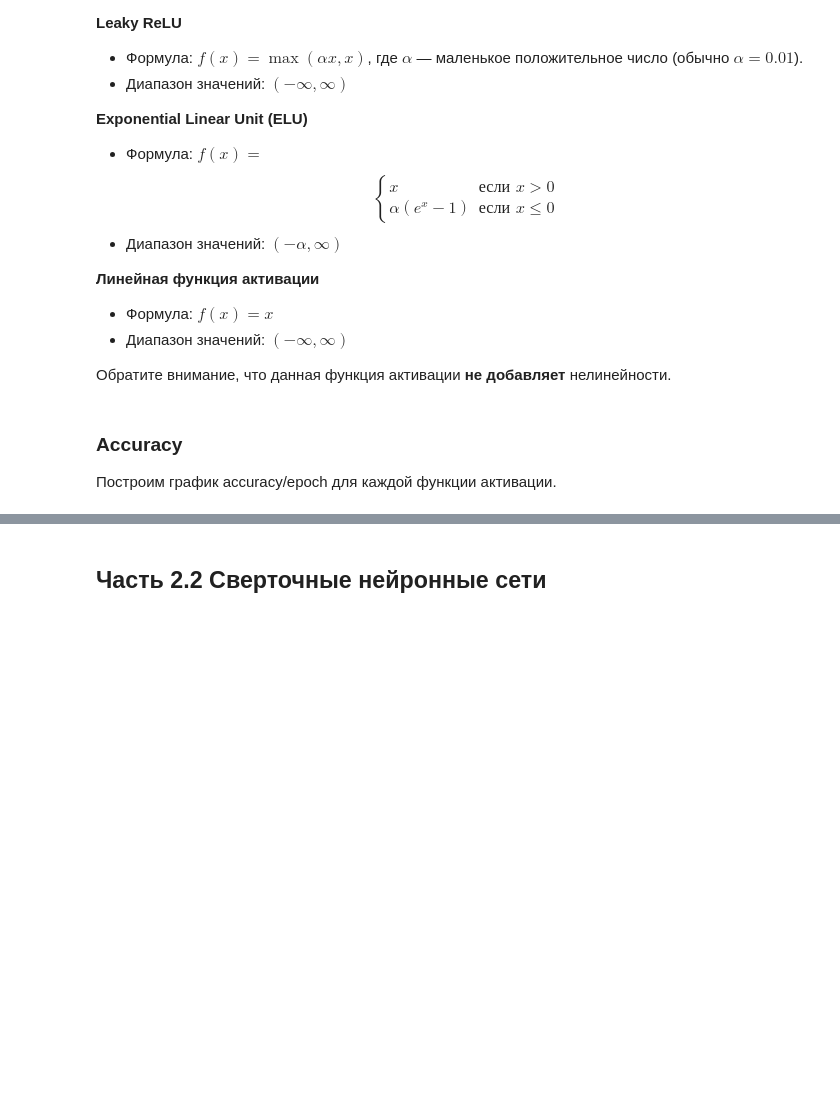
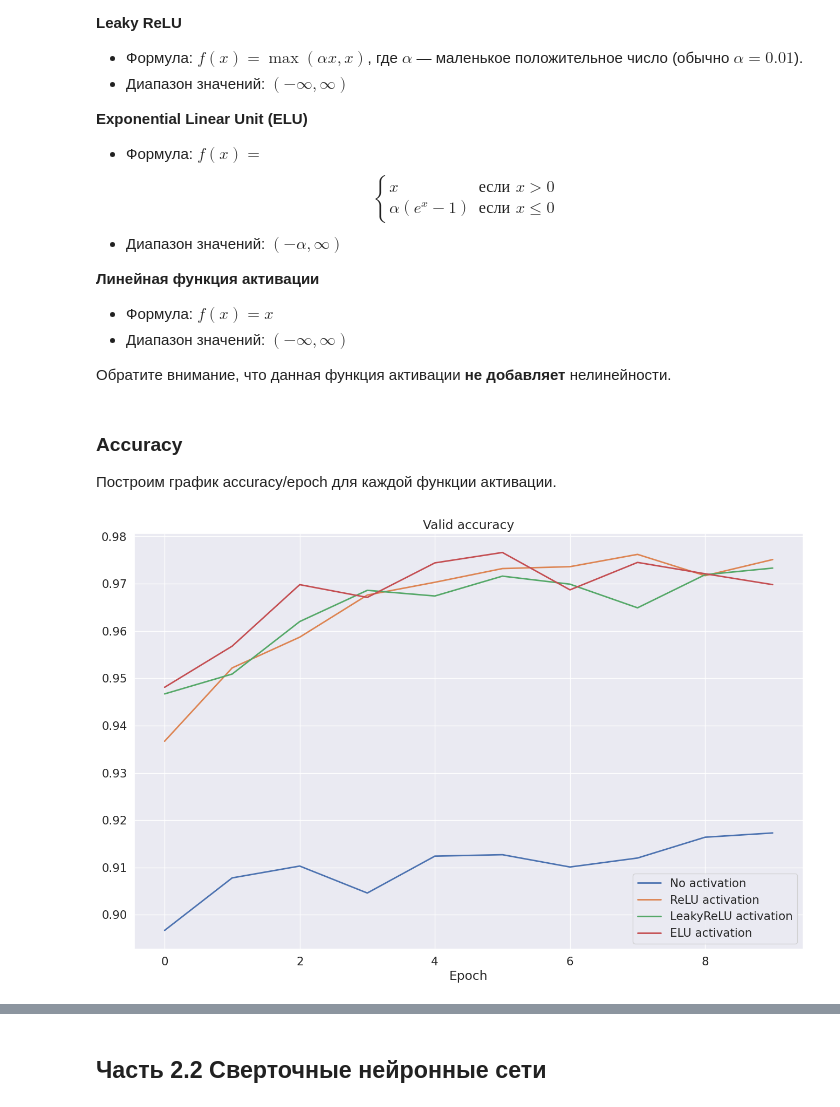
Before and after one commit to ryybiinana1/HW_Ml_course, a Jupyter notebook: week_05_convolutional_nets/Homework/hw_4_conv_cnn.ipynb, the cells around one changed output, grey strips where cells are left out. Saved outputs shown, nothing was run; the diff lists cells and outputs as text; code cells hidden in the pictures; blank space fills up the shorter version.

```diff
--- a/week_05_convolutional_nets/Homework/hw_4_conv_cnn.ipynb
+++ b/week_05_convolutional_nets/Homework/hw_4_conv_cnn.ipynb
@@ -358,7 +376,7 @@ $
 L = -\sum_{i=1}^{C} y_i \log(\hat{y}_i) = - y_2 \cdot log(\hat{y}_2) = - 1 \cdot log(0.6) \approx 0.51
 $
 # %%
-criterion = #YOUR CODE. Select a loss function
+criterion = nn.CrossEntropyLoss()
 optimizer = torch.optim.Adam(model.parameters())
 
 loaders = {"train": train_dataloader, "valid": valid_dataloader}
@@ -398,17 +416,22 @@ for epoch in range(max_epochs):
         epoch_all = 0
         for x_batch, y_batch in dataloader:
             if k == "train":
-                 # YOUR CODE. Set model to ``train`` mode and calculate outputs. Don't forget zero_grad!
+                 model.train()
+                 optimizer.zero_grad()
+                 outp = model(x_batch)
             else:
-                 # YOUR CODE. Set model to ``eval`` mode and calculate outputs
+                 model.eval()
+                 with torch.no_grad():
+                  outp = model(x_batch)
             preds = outp.argmax(-1)
-            correct =  # YOUR CODE GOES HERE
-            all =  # YOUR CODE GOES HERE
+            correct = (preds == y_batch).sum()
+            all =  y_batch.size(0)
             epoch_correct += correct.item()
             epoch_all += all
             if k == "train":
                 loss = criterion(outp, y_batch)
-                # YOUR CODE. Calculate gradients and make a step of your optimizer
+                loss.backward()
+                optimizer.step()
         if k == "train":
             print(f"Epoch: {epoch+1}")
         print(f"Loader: {k}. Accuracy: {epoch_correct/epoch_all}")
@@ -443,8 +484,3 @@ for epoch in range(max_epochs):
    Обратите внимание, что данная функция активации **не добавляет** нелинейности.
 # %%
 elu_accuracy = accuracy["valid"]
-# %%
-# YOUR CODE. Do the same thing with other activations (it's better to wrap into a function that returns a list of accuracies)
-
-def test_activation_function(activation):
-    #YOUR CODE
@@ -455,18 +533,25 @@ leaky_relu_accuracy = #YOUR CODE
+# %%
+plain_accuracy = test_activation_function(nn.Identity, loaders, criterion, optimizer_fn)
+relu_accuracy = test_activation_function(nn.ReLU, loaders, criterion, optimizer_fn)
+leaky_relu_accuracy = test_activation_function(nn.LeakyReLU, loaders, criterion, optimizer_fn)
+elu_accuracy = test_activation_function(nn.ELU, loaders, criterion, optimizer_fn)
 # %% [markdown]
 ### Accuracy
 Построим график accuracy/epoch для каждой функции активации.
 # %%
 sns.set(style="darkgrid", font_scale=1.4)
 
 plt.figure(figsize=(16, 10))
 plt.title("Valid accuracy")
-plt.plot(range(max_epochs), plain_accuracy, label="No activation", linewidth=2)
-plt.plot(range(max_epochs), relu_accuracy, label="ReLU activation", linewidth=2)
-plt.plot(range(max_epochs), leaky_relu_accuracy, label="LeakyReLU activation", linewidth=2)
-plt.plot(range(max_epochs), elu_accuracy, label="ELU activation", linewidth=2)
+plt.plot(range(len(plain_accuracy)), plain_accuracy, label="No activation", linewidth=2)
+plt.plot(range(len(relu_accuracy)), relu_accuracy, label="ReLU activation", linewidth=2)
+plt.plot(range(len(leaky_relu_accuracy)), leaky_relu_accuracy, label="LeakyReLU activation", linewidth=2)
+plt.plot(range(len(elu_accuracy)), elu_accuracy, label="ELU activation", linewidth=2)
 plt.legend()
 plt.xlabel("Epoch")
 plt.show()
+# %% [output]
+[figure, added]
 # %%
 plt.figure(figsize=(16, 10))
 plt.title("Valid accuracy")
```
Also changed, not shown: parts of 10 cells of this notebook.
